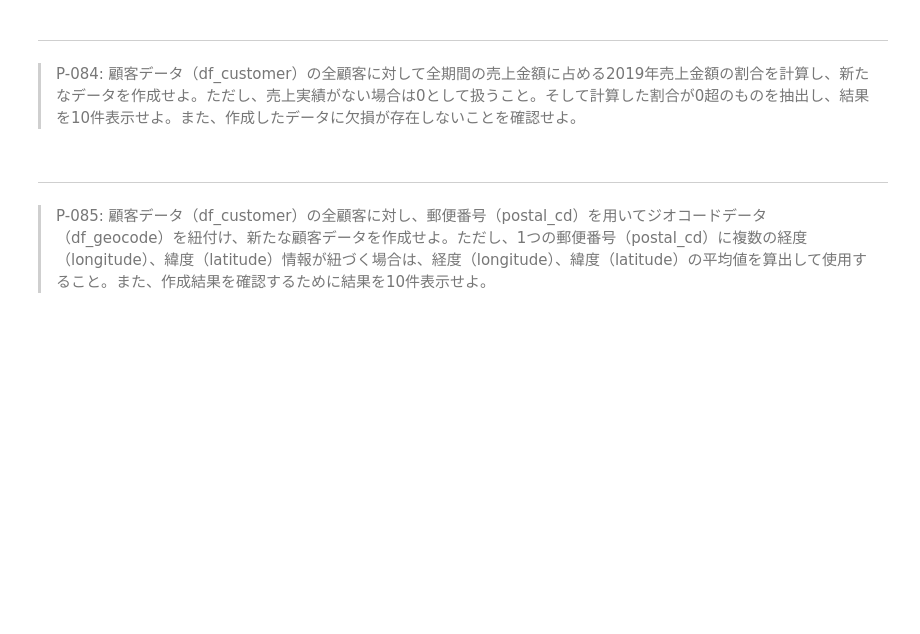
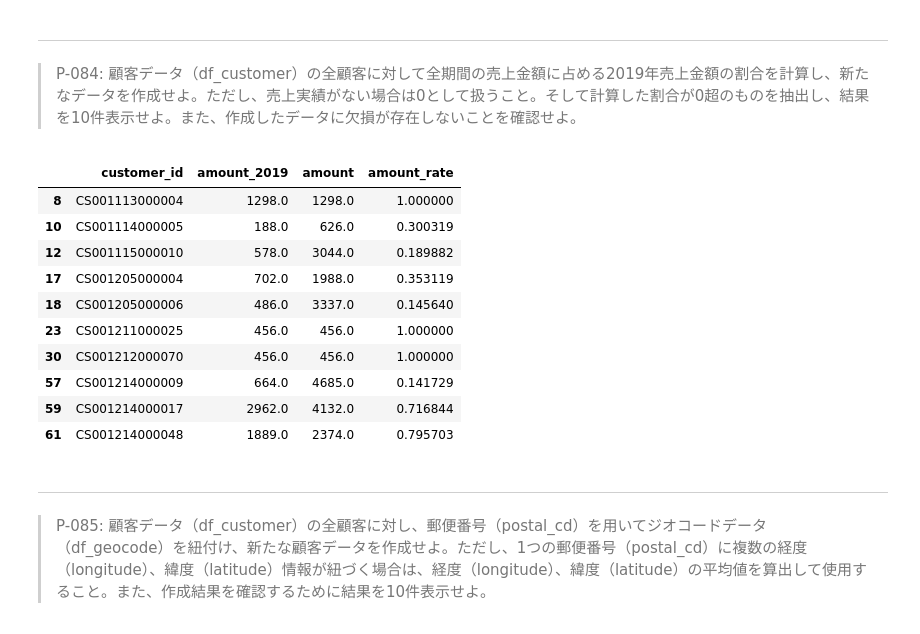
Before and after one commit to HinakoTanno/Hinako, a Jupyter notebook: 100knocks-preprocess-master/docker/work/preprocess_knock_Python.ipynb, the cells around one changed output. Saved outputs shown, nothing was run; the diff lists cells and outputs as text; code cells hidden in the pictures; blank space fills up the shorter version.

```diff
--- a/100knocks-preprocess-master/docker/work/preprocess_knock_Python.ipynb
+++ b/100knocks-preprocess-master/docker/work/preprocess_knock_Python.ipynb
@@ -1574,6 +1619,31 @@ print('削除後: ', len(d1))
 # %% [markdown]
 ---
 > P-084: 顧客データ（df_customer）の全顧客に対して全期間の売上金額に占める2019年売上金額の割合を計算し、新たなデータを作成せよ。ただし、売上実績がない場合は0として扱うこと。そして計算した割合が0超のものを抽出し、結果を10件表示せよ。また、作成したデータに欠損が存在しないことを確認せよ。
+# %%
+d_1 = df_receipt.query('20190101 <= sales_ymd <= 20191231')
+d_1 = pd.merge(df_customer['customer_id'], d_1[['customer_id', 'amount']], how='left', on='customer_id'). \
+            groupby('customer_id').sum().reset_index().rename(columns={'amount': 'amount_2019'})
+d_2 = pd.merge(df_customer['customer_id'], df_receipt[['customer_id', 'amount']], how='left', on='customer_id'). \
+            groupby('customer_id').sum().reset_index()
+
+dp = pd.merge(d_1, d_2, how='inner', on='customer_id')
+dp['amount_2019'] = dp['amount_2019'].fillna(0)
+dp['amount'] = dp['amount'].fillna(0)
+dp['amount_rate'] = dp['amount_2019'] / dp['amount']
+dp['amount_rate'] = dp['amount_rate'].fillna(0)
+dp.query('amount_rate > 0').head(10)
+# %% [output]
+|  | customer_id | amount_2019 | amount | amount_rate |
+| 8 | CS001113000004 | 1298.0 | 1298.0 | 1.000000 |
+| 10 | CS001114000005 | 188.0 | 626.0 | 0.300319 |
+| 12 | CS001115000010 | 578.0 | 3044.0 | 0.189882 |
+| 17 | CS001205000004 | 702.0 | 1988.0 | 0.353119 |
+| 18 | CS001205000006 | 486.0 | 3337.0 | 0.145640 |
+| 23 | CS001211000025 | 456.0 | 456.0 | 1.000000 |
+| 30 | CS001212000070 | 456.0 | 456.0 | 1.000000 |
+| 57 | CS001214000009 | 664.0 | 4685.0 | 0.141729 |
+| 59 | CS001214000017 | 2962.0 | 4132.0 | 0.716844 |
+| 61 | CS001214000048 | 1889.0 | 2374.0 | 0.795703 |
 # %% [markdown]
 ---
 > P-085: 顧客データ（df_customer）の全顧客に対し、郵便番号（postal_cd）を用いてジオコードデータ（df_geocode）を紐付け、新たな顧客データを作成せよ。ただし、1つの郵便番号（postal_cd）に複数の経度（longitude）、緯度（latitude）情報が紐づく場合は、経度（longitude）、緯度（latitude）の平均値を算出して使用すること。また、作成結果を確認するために結果を10件表示せよ。
```
Also changed, not shown: parts of 19 cells of this notebook.
